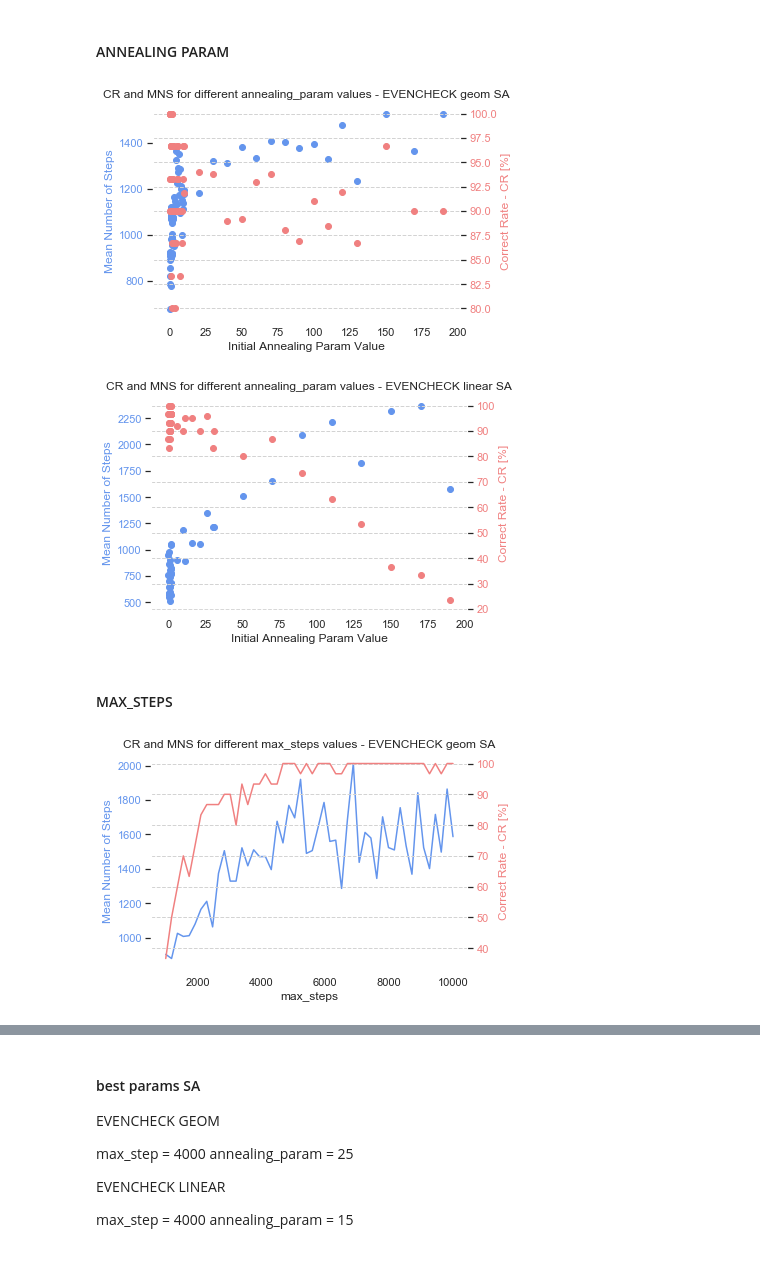
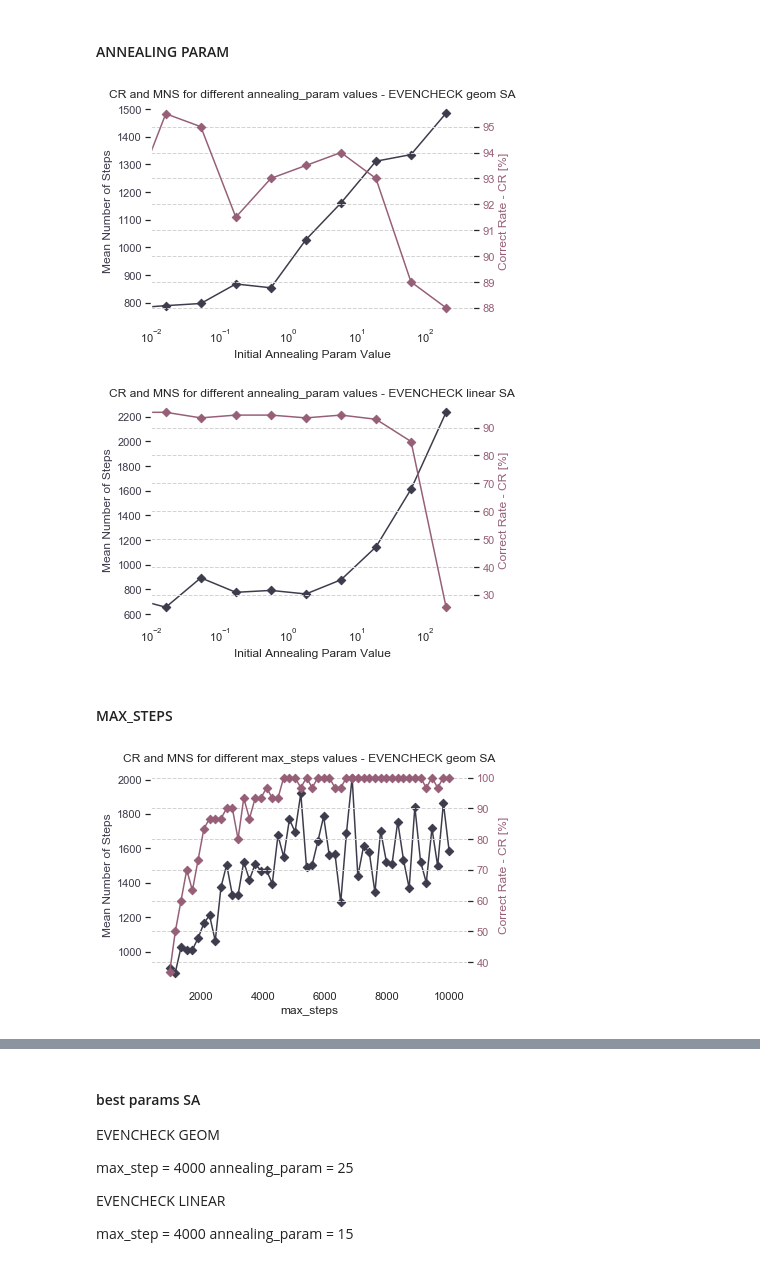
Before and after one commit to mateuszKacz/CGP_mgr, a Jupyter notebook: notebooks/Opracowanie danych SA.ipynb, the cells around one changed output, grey strips where cells are left out. Drawn from its saved outputs; the diff is of its cells as text; code cells hidden in the pictures.

```diff
--- a/notebooks/Opracowanie danych SA.ipynb
+++ b/notebooks/Opracowanie danych SA.ipynb
@@ -836,3 +847,6 @@ even_gate_geom_0005_10 = pd.read_csv(EVENCHECK_GATE_CGPSA_PATH / 'even_gate_temp
+# %%
+even_gate_linear_log_summary = pd.read_csv(EVENCHECK_GATE_CGPSA_PATH / 'even_gate_temp_log_scale_0005_200_linear.csv')
+even_gate_geom_log_summary = pd.read_csv(EVENCHECK_GATE_CGPSA_PATH / 'even_gate_temp_log_scale_0005_200_geom.csv')
 # %% [markdown]
 ## summary of optimal temperature
 # %%
@@ -921,7 +949,7 @@ plot_scatter([calc_mns_series(summary_geom_temp, groupby='annealing_param'),
 # %% [markdown]
 #### geom SA
 # %%
-geom_cr_diff_annealing_param = calc_cr_series(summary_geom_temp, groupby='annealing_param')
+geom_cr_diff_annealing_param = calc_cr_series(even_gate_geom_log_summary, groupby='annealing_param')
 # %%
 plot_scatter([geom_cr_diff_annealing_param],
              legend=['evencheck - geom SA'],
@@ -951,11 +983,12 @@ plot_scatter([linear_cr_diff_annealing_param],
 # %% [markdown]
 ### CR and MNS on one chart - EVENCHECK
+# %%
+colors = ['#3C3C4C', '#965F77']
 # %% [markdown]
 #### ANNEALING PARAM
 # %%
 def double_axis_plot(dataset_1: pd.DataFrame,
                      dataset_2: pd.DataFrame,
-                     colors: List[str],
                      save_path: pathlib.Path,
                      legend: List[str],
                      plot_type: str,
@@ -966,6 +999,11 @@ def double_axis_plot(dataset_1: pd.DataFrame,
                      x: str,
                      y_1: str = 'mns',
                      y_2: str = 'cr',
+                     xscale: str = None,
+                     xlim = None,
+                     yscale = None,
+                     marker: str = 'D',
+                     colors: List[str] = colors,
                     ) -> None:
 
     fig, ax1 = plt.subplots()
@@ -977,12 +1015,15 @@ def double_axis_plot(dataset_1: pd.DataFrame,
         ax1.set_title(title)
         ax1.tick_params(axis='y', labelcolor=colors[0])
 
+        ax1.scatter(dataset_1[x], dataset_1[y_1], color=colors[0], marker=marker)
         ax1.plot(dataset_1[x], dataset_1[y_1], color=colors[0])
 
         ax2 = ax1.twinx()  # instantiate a second axes that shares the same x-axis
 
         ax2.set_ylabel(y_2_label, color=colors[1])  # we already handled the x-label with ax1
         ax2.tick_params(axis='y', labelcolor=colors[1])
+
+        ax2.scatter(dataset_1[x], dataset_2[y_2], color=colors[1], marker=marker)
         ax2.plot(dataset_1[x], dataset_2[y_2], color=colors[1])
 
         fig.tight_layout()  # otherwise the right y-label is slightly clipped
@@ -995,16 +1036,24 @@ def double_axis_plot(dataset_1: pd.DataFrame,
         ax1.set_title(title)
         ax1.tick_params(axis='y', labelcolor=colors[0])
 
-        ax1.scatter(dataset_1[x], dataset_1[y_1], color=colors[0])
+        ax1.scatter(dataset_1[x], dataset_1[y_1], color=colors[0], marker=marker)
+        ax1.plot(dataset_1[x], dataset_1[y_1], color=colors[0])
 
         ax2 = ax1.twinx()  # instantiate a second axes that shares the same x-axis
 
         ax2.set_ylabel(y_2_label, color=colors[1])  # we already handled the x-label with ax1
         ax2.tick_params(axis='y', labelcolor=colors[1])
-        ax2.scatter(dataset_1[x], dataset_2[y_2], color=colors[1])
+        ax2.scatter(dataset_1[x], dataset_2[y_2], color=colors[1], marker=marker)
+        ax2.plot(dataset_1[x], dataset_2[y_2], color=colors[1])
 
         fig.tight_layout()  # otherwise the right y-label is slightly clipped
         plt.grid(color='lightgray', linestyle='--', linewidth=1)
+        if xscale:
+            plt.xscale(xscale)
+        if yscale:
+            plt.yscale(yscale)
+        if xlim:
+            plt.xlim(xlim)
         plt.savefig(save_path / f'{title}.pdf', dpi=300, format='pdf')
 
     if plot_type == 'bar':
@@ -1025,26 +1074,28 @@ def double_axis_plot(dataset_1: pd.DataFrame,
         plt.grid(color='lightgray', linestyle='--', linewidth=1)
         plt.savefig(save_path / f'{title}.pdf', dpi=300, format='pdf')
 # %%
-double_axis_plot(calc_mns_series(summary_geom_temp, groupby='annealing_param'),
+double_axis_plot(calc_mns_series(even_gate_geom_log_summary, groupby='annealing_param'),
                  geom_cr_diff_annealing_param,
-                 colors=['cornflowerblue', 'lightcoral'],
+                 colors=colors,
                  save_path=CHARTS_MAIN_PATH,
                  legend=['mns', 'cr'],
                  plot_type='scatter',
                  title='CR and MNS for different annealing_param values - EVENCHECK geom SA',
                  xlabel='Initial Annealing Param Value',
                  y_1_label='Mean Number of Steps',
                  y_2_label='Correct Rate - CR [%]',
                  x='annealing_param',
                  y_1='mns',
-                 y_2='cr'
+                 y_2='cr',
+                 xscale='log',
+                 xlim=(0.01, 500)
                 )
 # %% [output]
-[figure, old version]
+[figure, new version]
 # %%
-double_axis_plot(calc_mns_series(summary_linear_temp, groupby='annealing_param'),
+double_axis_plot(calc_mns_series(even_gate_linear_log_summary, groupby='annealing_param'),
                  linear_cr_diff_annealing_param,
-                 colors=['cornflowerblue', 'lightcoral'],
+                 colors=colors,
                  save_path=CHARTS_MAIN_PATH,
                  legend=['mns', 'cr'],
                  plot_type='scatter',
@@ -1054,16 +1105,18 @@ double_axis_plot(calc_mns_series(summary_linear_temp, groupby='annealing_param')
                  y_2_label='Correct Rate - CR [%]',
                  x='annealing_param',
                  y_1='mns',
-                 y_2='cr'
+                 y_2='cr',
+                 xscale='log',
+                 xlim=(0.01, 500)
                 )
 # %% [output]
-[figure, old version]
+[figure, new version]
 # %% [markdown]
 #### MAX_STEPS
 # %%
 double_axis_plot(calc_mns_series(df_max_step_detailed_geom_evencheck, groupby='max_steps'),
                  calc_cr_series(df_max_step_detailed_geom_evencheck, groupby='max_steps'),
-                 colors=['cornflowerblue', 'lightcoral'],
+                 colors=colors,
                  save_path=CHARTS_MAIN_PATH,
                  legend=['mns', 'cr'],
                  plot_type='plot',
@@ -1076,7 +1129,7 @@ double_axis_plot(calc_mns_series(df_max_step_detailed_geom_evencheck, groupby='m
                  y_2='cr'
                 )
 # %% [output]
-[figure, old version]
+[figure, new version]
 # %%
 double_axis_plot(calc_mns_series(df_max_step_detailed_linear_evencheck, groupby='max_steps'),
                  calc_cr_series(df_max_step_detailed_linear_evencheck, groupby='max_steps'),
```
Also changed, not shown: parts of 39 cells of this notebook.
